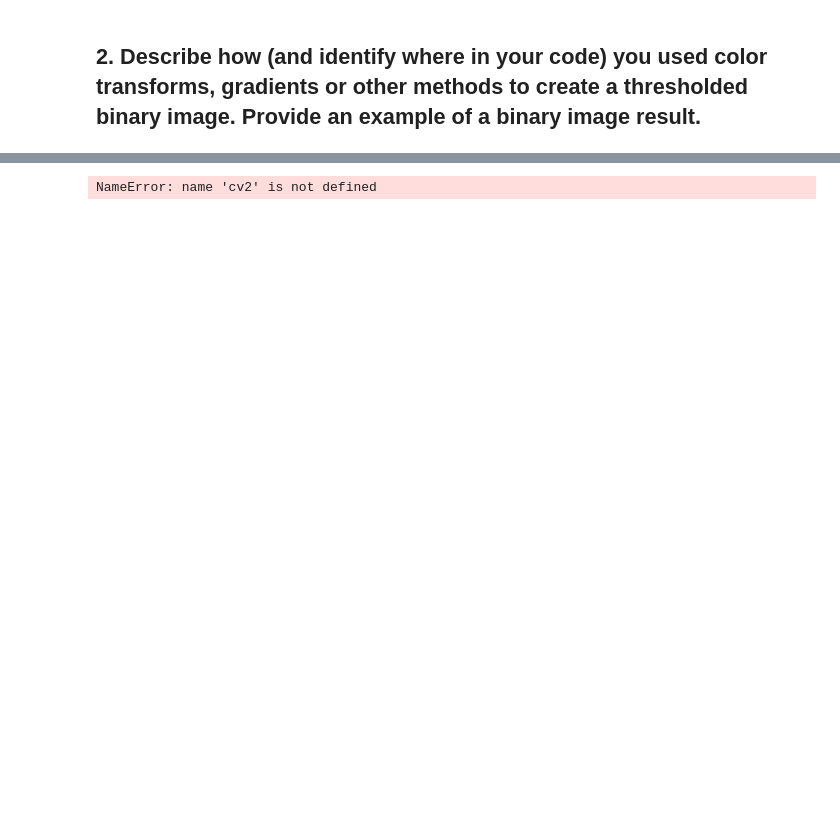
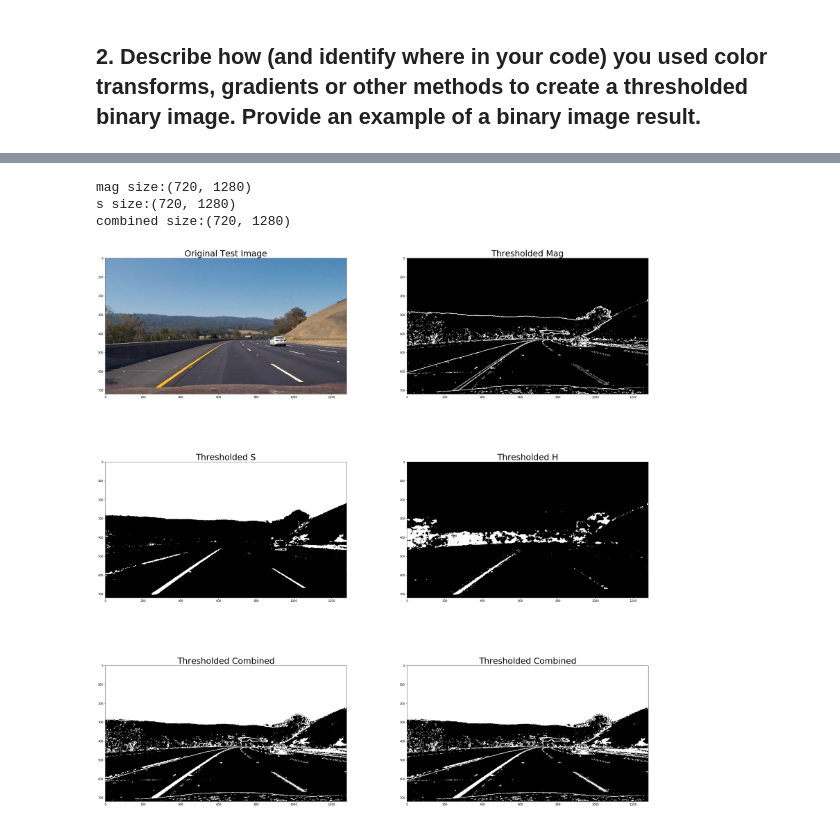
Before and after one commit to dg1106/CarND-Advanced-Lane-Lines, a Jupyter notebook: examples/example.ipynb, the cells around one changed output, grey strips where cells are left out. Saved outputs shown, nothing was run; the diff lists cells and outputs as text; code cells hidden in the pictures; blank space fills up the shorter version.

```diff
--- a/examples/example.ipynb
+++ b/examples/example.ipynb
@@ -154,48 +173,52 @@ def threshold_pipeline(img, h_thresh=(18,100), s_thresh=(90,255),\
     print('s size:{}'.format(s_binary.shape))
 
     # Hue
-    h_binary = h_select(img, h_thresh=(20,100))
-    print('h size:{}'.format(h_binary.shape))
+    #h_binary = h_select(img, h_thresh=(20,100))
+    #print('h size:{}'.format(h_binary.shape))
 
     # Stack each channel
-    result = np.dstack((np.zeros_like(mag_binary), mag_binary, s_binary, h_binary))*255
+    #result = np.dstack((np.zeros_like(mag_binary), mag_binary, s_binary))*255
+    result = np.zeros_like(s_binary)
+    result[(mag_binary == 1) | (s_binary == 1)] = 1
 
     return result
 # %%
-from PIL import Image
+s_binary = s_select(undist_img, s_thresh=(80, 255))
 
-test_img = np.array(Image.open('../test_images/test2.jpg'))
+h_binary = h_select(undist_img, h_thresh=(18,100))
 
-s_binary = s_select(test_img, s_thresh=(80, 255))
+mag_binary = mag_select(undist_img, sobel_kernel=3, mag_thresh=(20, 100))
 
-h_binary = h_select(test_img, h_thresh=(18,100))
-
-mag_binary = mag_select(test_img, sobel_kernel=3, mag_thresh=(20, 100))
-
-combined = np.zeros_like(test_img)
-combined = threshold_pipeline(test_img)
+combined = np.zeros_like(undist_img)
+combined = threshold_pipeline(undist_img)
 
 print('combined size:{}'.format(combined.shape))
 
-f1, [(ax11, ax12), (ax21, ax22), (ax31, ax32)] = plt.subplots(3, 2, figsize=(24, 9))
+f1, [(ax11, ax12), (ax21, ax22), (ax31, ax32)] = plt.subplots(3, 2, figsize=(30, 30))
 f1.tight_layout()
 
 ax11.imshow(test_img)
 ax11.set_title('Original Test Image', fontsize=30)
 
 ax12.imshow(mag_binary, cmap='gray')
 ax12.set_title('Thresholded Mag', fontsize=30)
 
 ax21.imshow(s_binary, cmap='gray')
 ax21.set_title('Thresholded S', fontsize=30)
 
 ax22.imshow(h_binary, cmap='gray')
 ax22.set_title('Thresholded H', fontsize=30)
 
 ax31.imshow(combined, cmap='gray')
 ax31.set_title('Thresholded Combined', fontsize=30)
 
+ax32.imshow(combined, cmap='gray')
+ax32.set_title('Thresholded Combined', fontsize=30)
+
 plt.subplots_adjust(left=0., right=1, top=0.9, bottom=0., \
                     wspace=0., hspace=0.5)
 # %% [output]
-NameError: name 'cv2' is not defined
+mag size:(720, 1280)
+s size:(720, 1280)
+combined size:(720, 1280)
+[figure, added]
```
Also changed, not shown: parts of 29 cells of this notebook, 13 other files.
